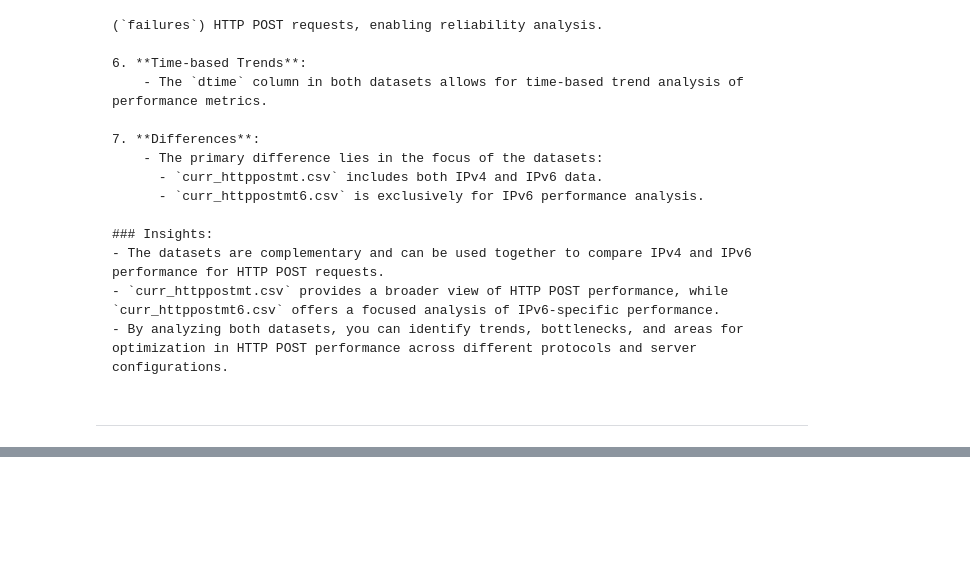
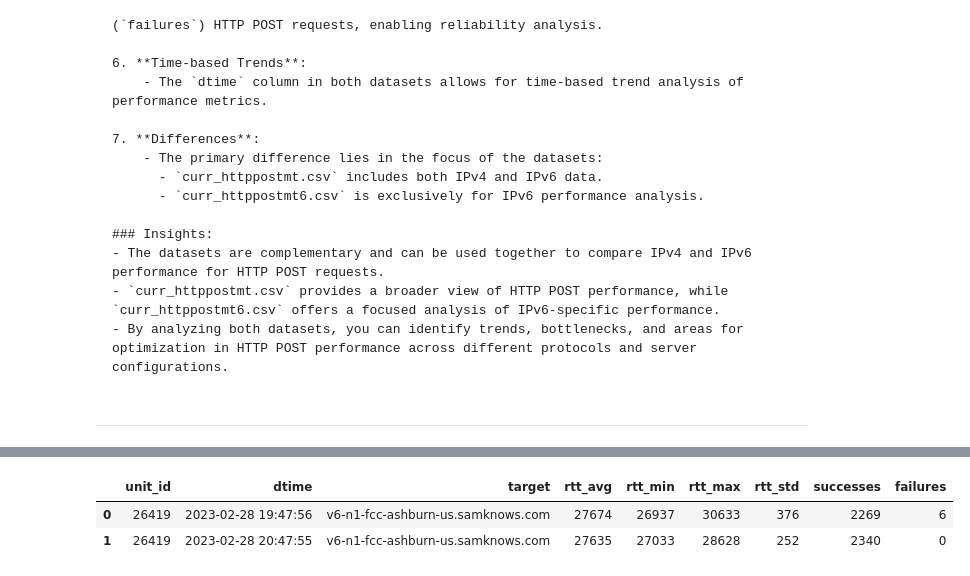
Before and after one commit to Mohammed-abdulaziz-eisa/WBS-MBA, a Jupyter notebook: notebooks/01_data_exploration.ipynb, the cells around one changed output, grey strips where cells are left out. Saved outputs shown, nothing was run; the diff lists cells and outputs as text; code cells hidden in the pictures; blank space fills up the shorter version.

```diff
--- a/notebooks/01_data_exploration.ipynb
+++ b/notebooks/01_data_exploration.ipynb
@@ -226,0 +236,7 @@ The datasets `curr_httppostmt.csv` and `curr_httppostmt6.csv` represent performa
+# %%
+df_udplatency6 = pd.read_csv('../data/raw/curr_udplatency6.csv')
+df_udplatency6.head(2)
+# %% [output]
+|  | unit_id | dtime | target | rtt_avg | rtt_min | rtt_max | rtt_std | successes | failures |
+| 0 | 26419 | 2023-02-28 19:47:56 | v6-n1-fcc-ashburn-us.samknows.com | 27674 | 26937 | 30633 | 376 | 2269 | 6 |
+| 1 | 26419 | 2023-02-28 20:47:55 | v6-n1-fcc-ashburn-us.samknows.com | 27635 | 27033 | 28628 | 252 | 2340 | 0 |
```
Also changed, not shown: parts of 10 cells of this notebook.
